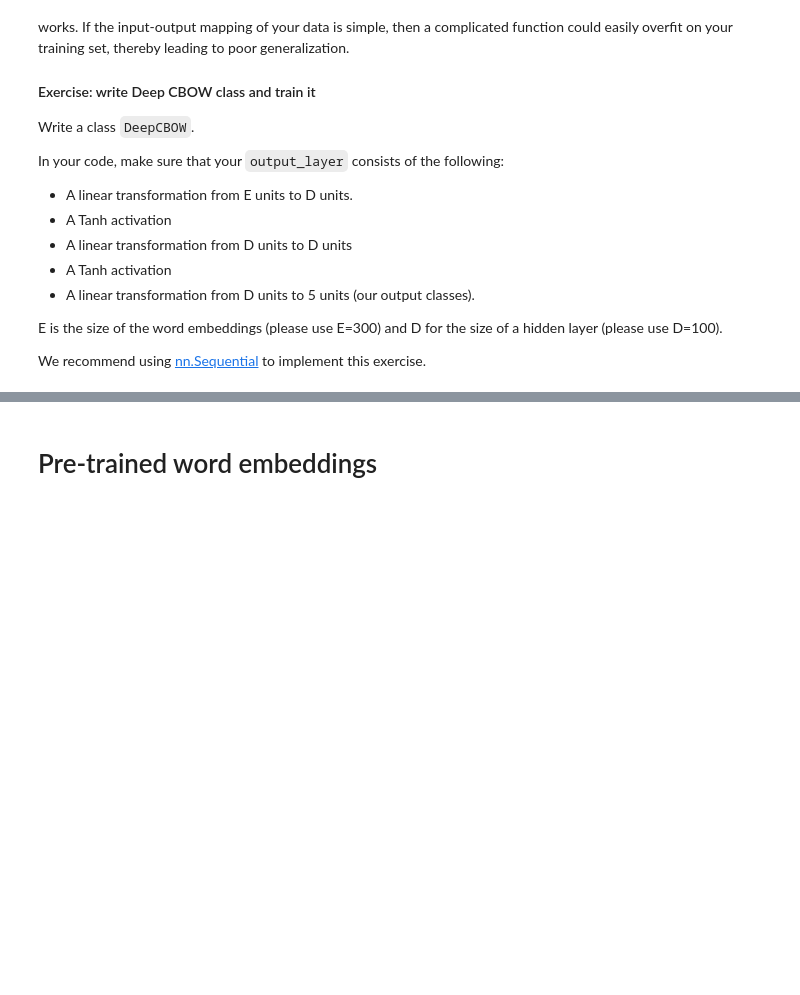
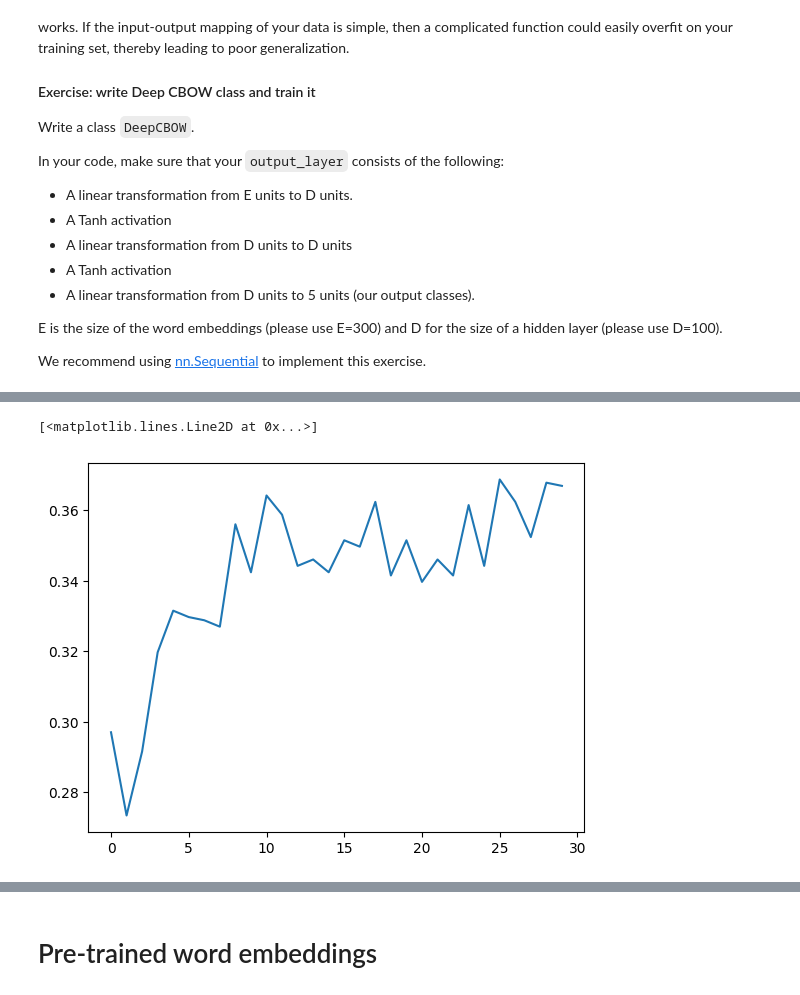
Before and after one commit to gerardPlanella/NLP1_UvA_2022, a Jupyter notebook: Assignment2/NLP1_2022_Practical_2_(student_version).ipynb, the cells around one changed output, grey strips where cells are left out. Cells and saved outputs as stored; diff of their text form; code cells hidden in the pictures; blank space fills up the shorter version.

```diff
--- a/Assignment2/NLP1_2022_Practical_2_(student_version).ipynb
+++ b/Assignment2/NLP1_2022_Practical_2_(student_version).ipynb
@@ -819,0 +831,33 @@ We recommend using [nn.Sequential](https://pytorch.org/docs/stable/nn.html?highl
+# %%
+class DeepCBOW(nn.Module):
+  """A deep continuous bag-of-words model"""
+
+  def __init__(self, vocab_size, embedding_dim, hidden_dim, output_dim, vocab):
+    super(DeepCBOW, self).__init__()
+    self.vocab = vocab
+
+    self.embed = nn.Embedding(vocab_size, embedding_dim)
+    self.layers = nn.Sequential(
+          nn.Linear(embedding_dim, hidden_dim),
+          nn.Tanh(),
+          nn.Linear(hidden_dim, hidden_dim),
+          nn.Tanh(),
+          nn.Linear(hidden_dim, output_dim))
+
+  def forward(self, inputs):
+    embeddings = self.embed(inputs).sum(1)
+    logits = self.layers(embeddings)
+    return logits
+
+
+embedding_dim = 300
+# If everything is in place we can now train our first model!
+deepcbow_model = DeepCBOW(len(v.w2i), embedding_dim, 100, 5, v)
+print(deepcbow_model)
+
+deepcbow_model = deepcbow_model.to(device)
+
+optimizer = optim.Adam(deepcbow_model.parameters(), lr=0.0005)
+deepcbow_losses, deepcbow_accuracies = train_model(
+    deepcbow_model, optimizer, num_iterations=30000,
+    print_every=1000, eval_every=1000)
@@ -819,0 +882,7 @@ We recommend using [nn.Sequential](https://pytorch.org/docs/stable/nn.html?highl
+# %%
+# This will plot the validation accuracies across time.
+plt.figure()
+plt.plot(deepcbow_accuracies)
+# %% [output]
+[<matplotlib.lines.Line2D at 0x...>]
+[figure, added]
```
Also changed, not shown: parts of 38 cells of this notebook.
